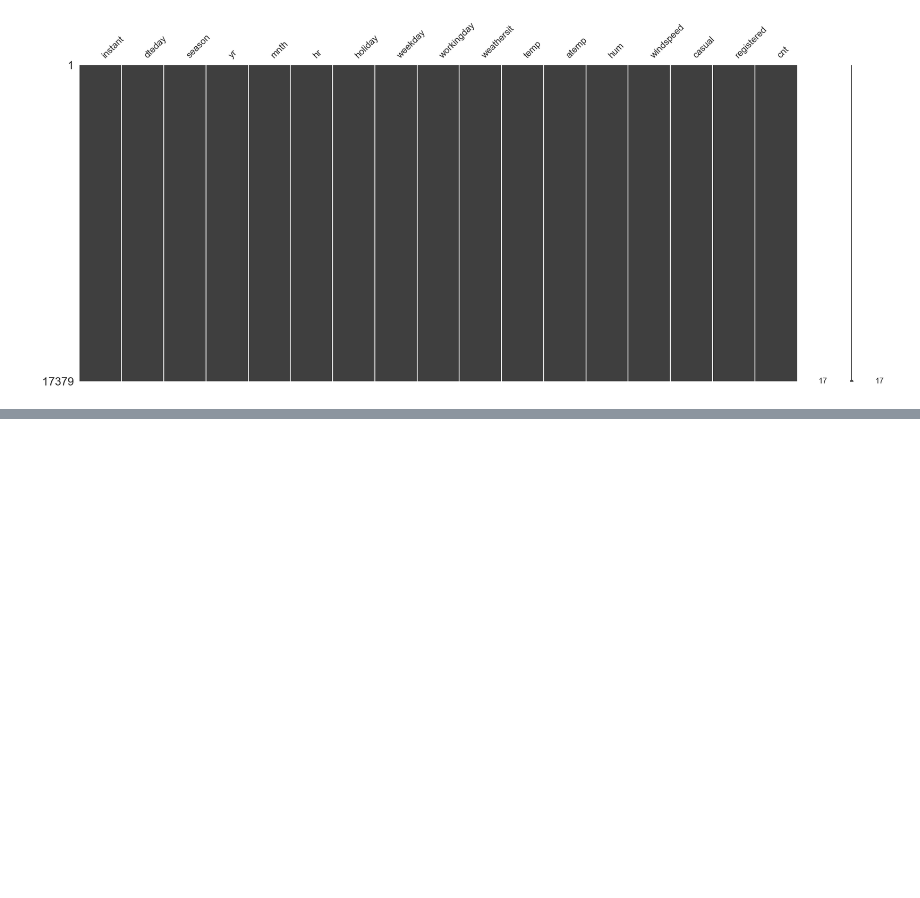
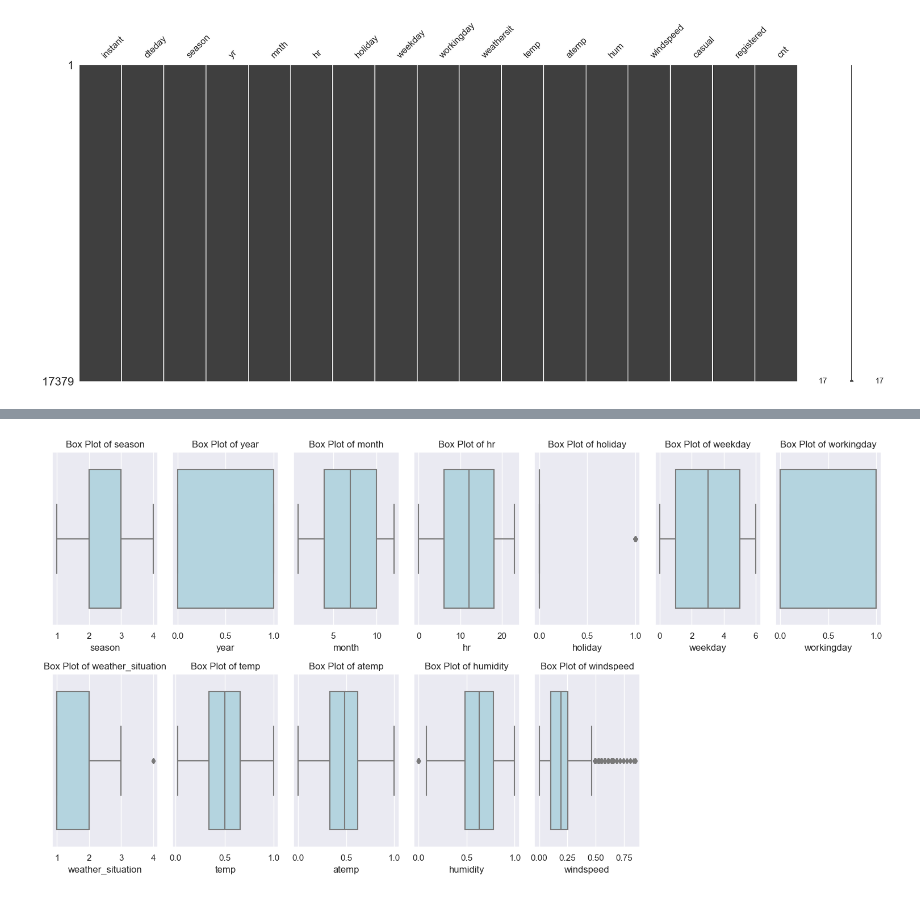
Before and after one commit to CiaraB123/Strategic_Thinking_CA2, a Jupyter notebook: bike+sharing+dataset/HDIP_ST_CA2_C_BARRON.ipynb, the cells around one changed output, grey strips where cells are left out. Saved outputs shown, nothing was run; the diff lists cells and outputs as text; code cells hidden in the pictures; blank space fills up the shorter version.

```diff
--- a/bike+sharing+dataset/HDIP_ST_CA2_C_BARRON.ipynb
+++ b/bike+sharing+dataset/HDIP_ST_CA2_C_BARRON.ipynb
@@ -95 +173,29 @@ bike.head(5)
+# %%
+#Creating boxplots to visualise outliers
+import matplotlib.pyplot as plt
+import seaborn as sns
+
+# Get all numerical columns except 'count')
+numerical_columns = bike.drop(['total_count'], axis=1)
+
+# Create subplots for numerical features
+num_rows = 2
+num_cols = len(numerical_columns.columns) // num_rows + 1
+fig, axes = plt.subplots(nrows=num_rows, ncols=num_cols, figsize=(15, 8))
+axes = axes.flatten()
+
+# Iterate through numerical features and create box plots
+for i, col in enumerate(numerical_columns.columns):
+    sns.boxplot(x=col, data=bike, ax=axes[i], color='lightblue')
+    axes[i].set_title(f'Box Plot of {col}')
+
+# Hide any unused subplots
+for j in range(num_cols * num_rows):
+    if j >= len(numerical_columns.columns):
+        axes[j].axis('off')
+
+plt.tight_layout()
+plt.show()
+# %% [output]
+[figure, added]
 # %%
```
Also changed, not shown: parts of 22 cells of this notebook.
